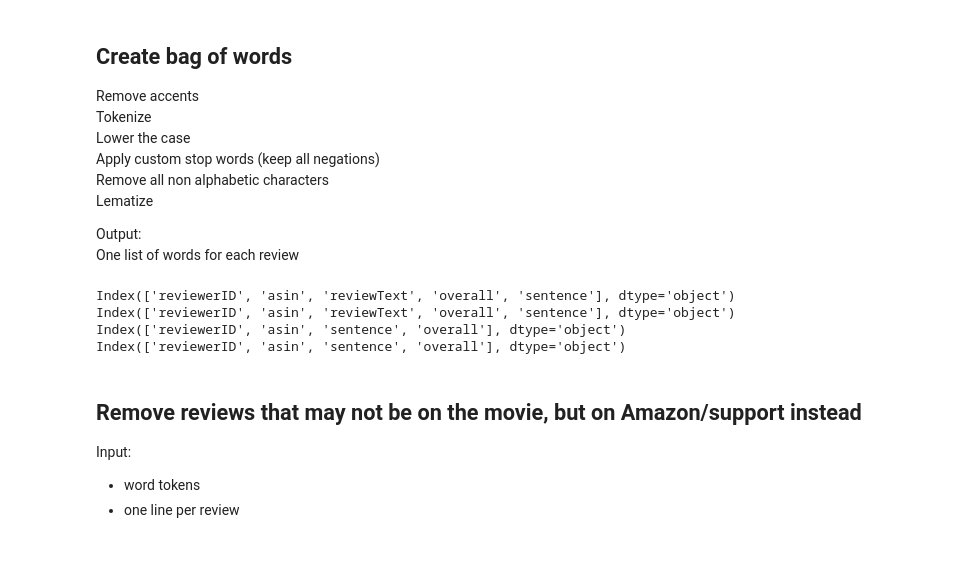
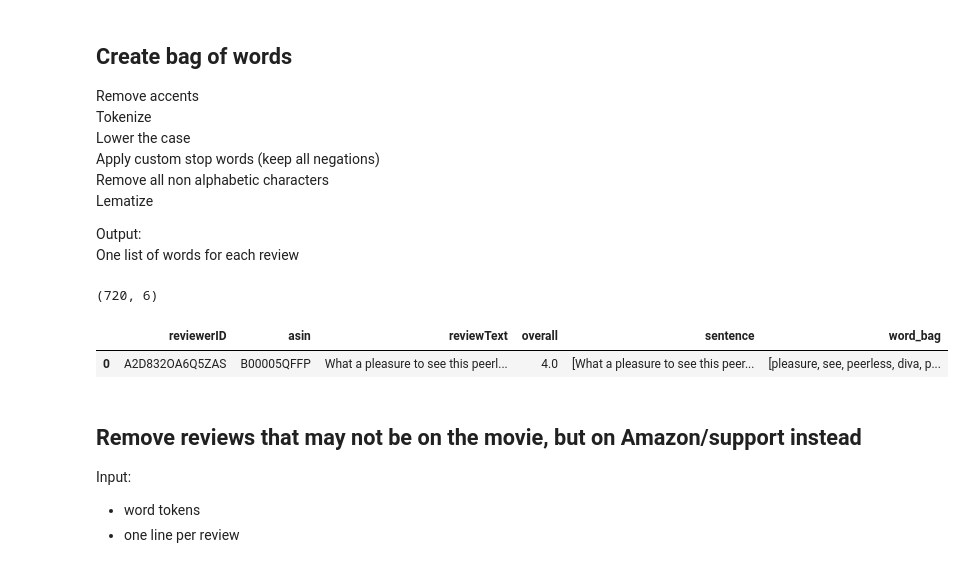
Before and after one commit to j-gd/movie_mood, a Jupyter notebook: src/ab_testing_dev/B_testing.ipynb, the cells around one changed output. Saved outputs shown, nothing was run; the diff lists cells and outputs as text; code cells hidden in the pictures.

```diff
--- a/src/ab_testing_dev/B_testing.ipynb
+++ b/src/ab_testing_dev/B_testing.ipynb
@@ -175,14 +175,16 @@ One list of words for each review
 word_bag = WordBag()
 for train_test_dico in abtest.values():
     for dico in train_test_dico.values():
-        print(dico['reviews_df'].keys())
-#         dico['reviews_df']['word_bag'] = word_bag.create_word_bag(
-#             dico['reviews_df']['reviewText'],
-#             remove_stop_words=True,
-#             lemmatize=True)
+        # print(dico['reviews_df'].keys())
+        dico['reviews_df']['word_bag'] = word_bag.create_word_bag(
+            dico['reviews_df']['reviewText'],
+            remove_stop_words=True,
+            lemmatize=True)
-# %% [output]
-Index(['reviewerID', 'asin', 'reviewText', 'overall', 'sentence'], dtype='object')
-Index(['reviewerID', 'asin', 'reviewText', 'overall', 'sentence'], dtype='object')
-Index(['reviewerID', 'asin', 'sentence', 'overall'], dtype='object')
-Index(['reviewerID', 'asin', 'sentence', 'overall'], dtype='object')
+# %%
+info('A','test','reviews_df', 1)
+# info('B','test','reviews_df', 2)
+# %% [output]
+(720, 6)
+|  | reviewerID | asin | reviewText | overall | sentence | word_bag |
+| 0 | A2D832OA6Q5ZAS | B00005QFFP | What a pleasure to see this peerl... | 4.0 | [What a pleasure to see this peer... | [pleasure, see, peerless, diva, p... |
 # %%
```
Also changed, not shown: parts of 9 cells of this notebook.
